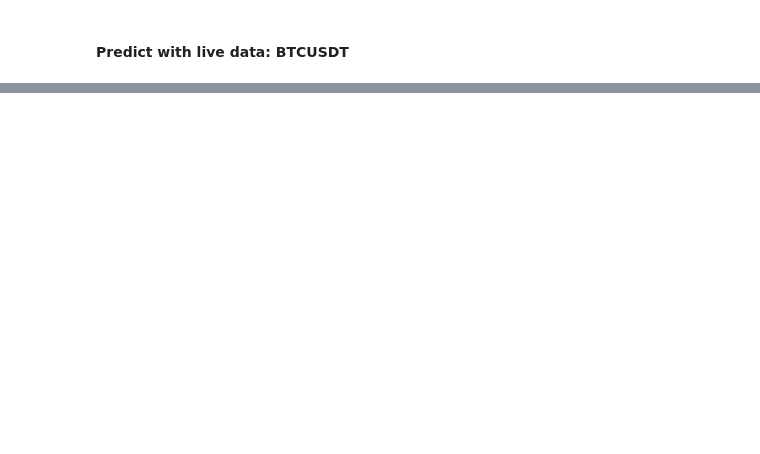
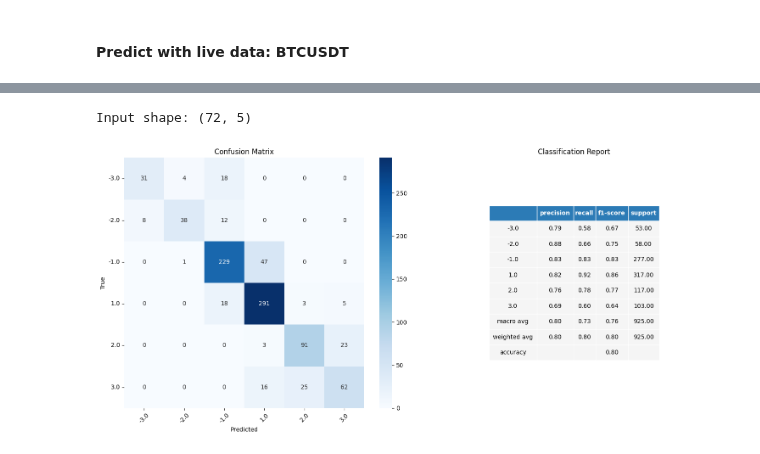
Before and after one commit to natapone/btc_live_price_prediction, a Jupyter notebook: 06_live_model.ipynb, the cells around one changed output, grey strips where cells are left out. Saved outputs shown, nothing was run; the diff lists cells and outputs as text; code cells hidden in the pictures; blank space fills up the shorter version.

```diff
--- a/06_live_model.ipynb
+++ b/06_live_model.ipynb
@@ -85,0 +76,5 @@ datetime
+# %%
+eval_result = predictor.evaluate_live_data(df_live)
+# %% [output]
+Input shape: (72, 5)
+[figure, added]
```
Also changed, not shown: parts of 2 cells of this notebook, 3 other files.
